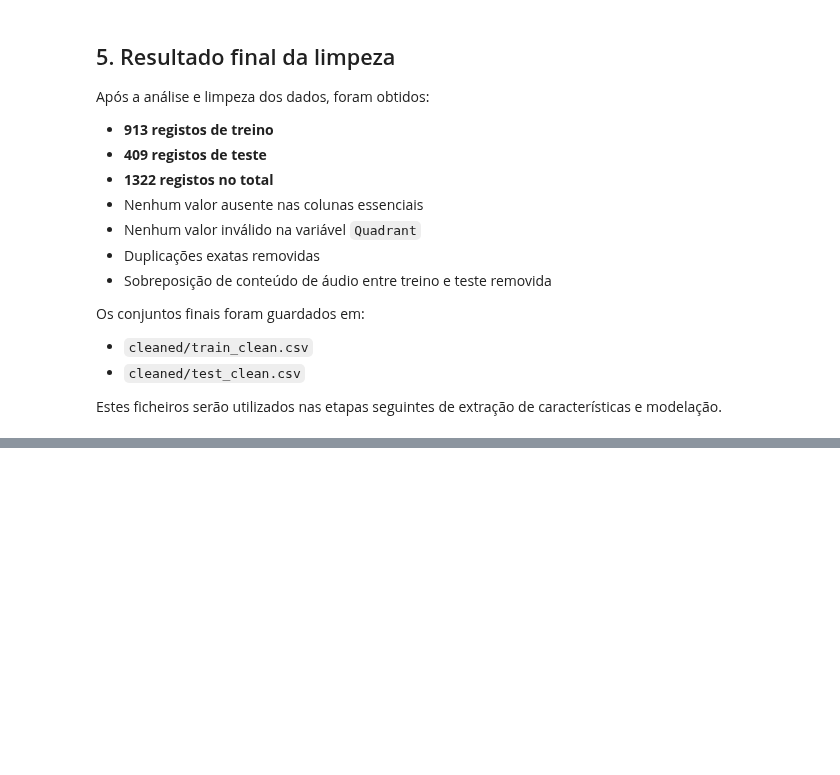
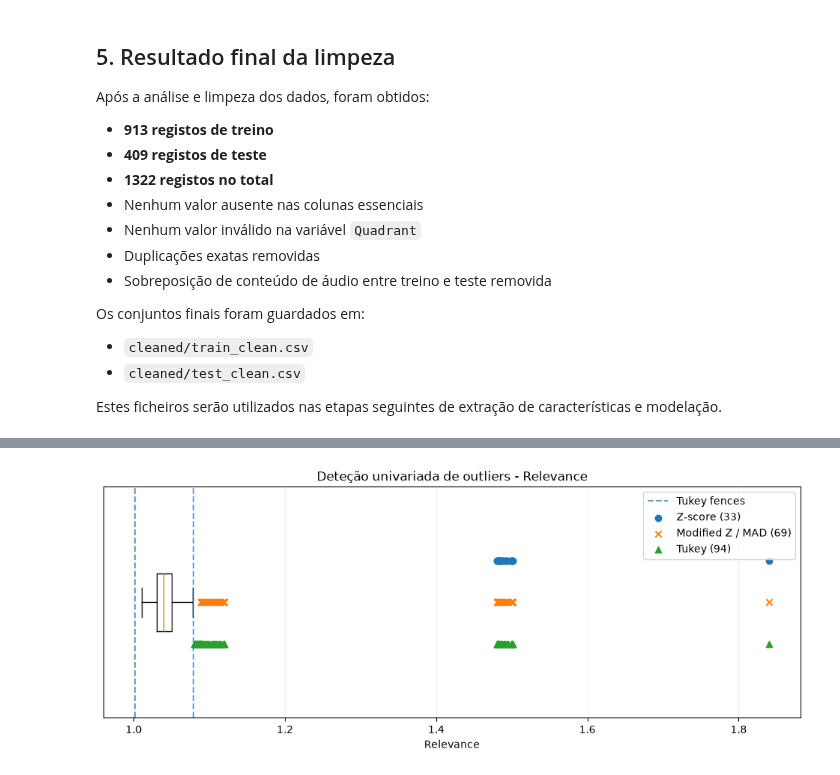
Before and after one commit to AliciaSchiochetSouza/TrabECACPL7, a Jupyter notebook: dataset/build/MERGE_ECAC/02_cleaning.ipynb, the cells around one changed output, grey strips where cells are left out. Drawn from its saved outputs; the diff is of its cells as text; code cells hidden in the pictures; blank space fills up the shorter version.

Commit message:
Complete data cleaning and outlier analysis

```diff
--- a/dataset/build/MERGE_ECAC/02_cleaning.ipynb
+++ b/dataset/build/MERGE_ECAC/02_cleaning.ipynb
@@ -1441,3 +1441,22 @@ Os conjuntos finais foram guardados em:
 - `cleaned/test_clean.csv`
 
 Estes ficheiros serão utilizados nas etapas seguintes de extração de características e modelação.
+# %%
+# 4.4 Outliers
+
+import pandas as pd
+import numpy as np
+import matplotlib.pyplot as plt
+from pathlib import Path
+
+# Carregar os dados resultantes da etapa anterior
+train = pd.read_csv("cleaned/train_clean.csv")
+test = pd.read_csv("cleaned/test_clean.csv")
+
+print("Dimensões:")
+print("Treino:", train.shape)
+print("Teste:", test.shape)
+
+print("\nColunas disponíveis:")
+for i, col in enumerate(train.columns, 1):
+    print(f"{i:2d}. {col} ({train[col].dtype})")
@@ -1443,0 +1772,79 @@ Estes ficheiros serão utilizados nas etapas seguintes de extração de caracter
+# %%
+# 4.4.1 - Visualização dos outliers pelos três métodos
+
+for col in continuous_cols:
+    x = train[col].dropna()
+
+    # Z-score
+    z = (x - x.mean()) / x.std(ddof=1)
+    z_values = x[np.abs(z) > 3]
+
+    # Modified Z-score (MAD)
+    median = x.median()
+    mad = np.median(np.abs(x - median))
+    scaled_mad = 1.4826 * mad
+    modified_z = (x - median) / scaled_mad
+    mad_values = x[np.abs(modified_z) > 3.5]
+
+    # Tukey
+    q1 = x.quantile(0.25)
+    q3 = x.quantile(0.75)
+    iqr = q3 - q1
+    lower = q1 - 1.5 * iqr
+    upper = q3 + 1.5 * iqr
+    tukey_values = x[(x < lower) | (x > upper)]
+
+    plt.figure(figsize=(12, 4))
+
+    # Boxplot sem mostrar os outliers automáticos
+    plt.boxplot(
+        x,
+        vert=False,
+        showfliers=False,
+        positions=[1],
+        widths=0.25
+    )
+
+    # Limites de Tukey
+    plt.axvline(
+        lower,
+        linestyle="--",
+        alpha=0.7,
+        label="Tukey fences"
+    )
+    plt.axvline(
+        upper,
+        linestyle="--",
+        alpha=0.7
+    )
+
+    # Valores sinalizados por cada método
+    plt.scatter(
+        z_values,
+        np.full(len(z_values), 1.18),
+        marker="o",
+        label=f"Z-score ({len(z_values)})"
+    )
+
+    plt.scatter(
+        mad_values,
+        np.full(len(mad_values), 1.00),
+        marker="x",
+        label=f"Modified Z / MAD ({len(mad_values)})"
+    )
+
+    plt.scatter(
+        tukey_values,
+        np.full(len(tukey_values), 0.82),
+        marker="^",
+        label=f"Tukey ({len(tukey_values)})"
+    )
+
+    plt.yticks([])
+    plt.xlabel(col)
+    plt.title(f"Deteção univariada de outliers - {col}")
+    plt.legend()
+    plt.grid(axis="x", alpha=0.2)
+    plt.show()
+# %% [output]
+[figure, added]
```
Also changed, not shown: parts of 76 cells of this notebook, 2 other files.
